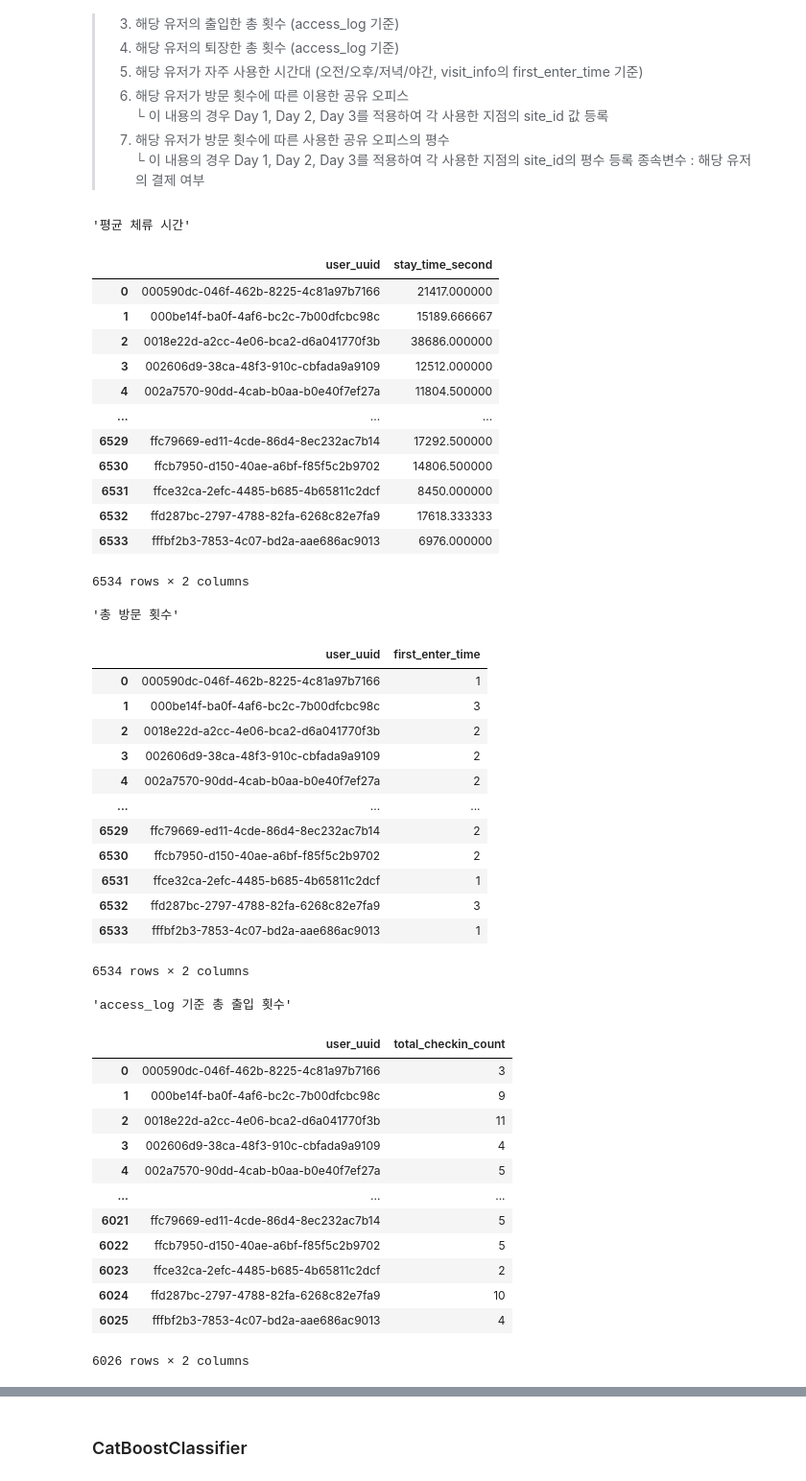
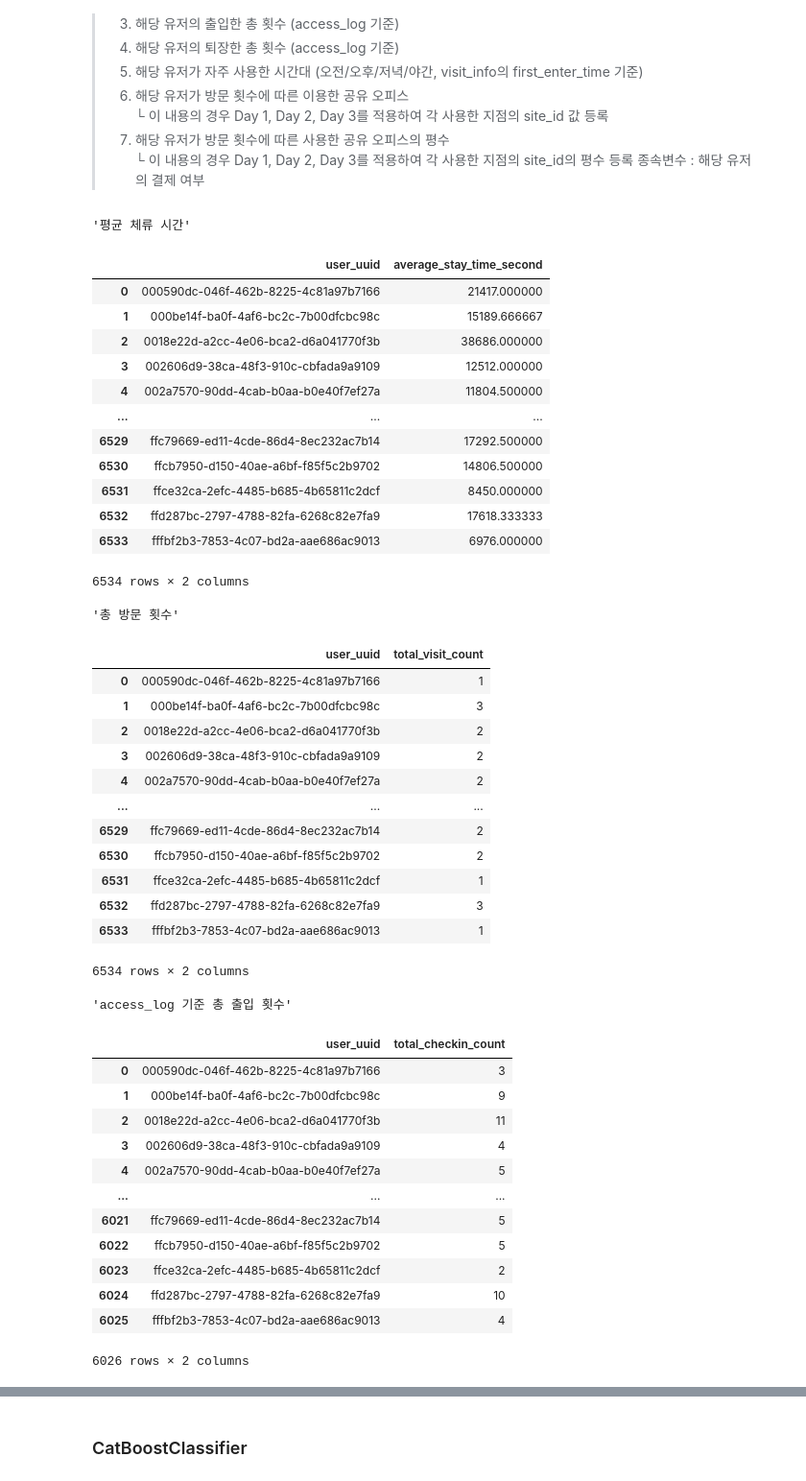
Before and after one commit to saeraniren/intermediate_project2, a Jupyter notebook: lwc_main.ipynb, the cells around one changed output, grey strips where cells are left out. Shown at 96% size. Cells and saved outputs as stored; diff of their text form; code cells hidden in the pictures.

```diff
--- a/lwc_main.ipynb
+++ b/lwc_main.ipynb
@@ -964,10 +1006,12 @@ for df in df_lst:
 # 지도학습에 선정한 독립변수 데이터 만들기
 # 해당 유저의 평균 체류 시간
 average_stay_time_second = trial_visit_info.groupby('user_uuid')['stay_time_second'].mean().reset_index()
+average_stay_time_second.rename(columns={'stay_time_second': 'average_stay_time_second'}, inplace=True)
 display('평균 체류 시간', average_stay_time_second)
 
 # 해당 유저의 총 방문 횟수
 total_visit_count = trial_visit_info.groupby('user_uuid')['first_enter_time'].size().reset_index()
+total_visit_count.rename(columns={'first_enter_time': 'total_visit_count'}, inplace=True)
 display('총 방문 횟수', total_visit_count)
 
 # 해당 유저의 출입한 총 횟수
@@ -986,34 +1030,34 @@ display('access_log 기준 총 퇴장 횟수', total_access_checkout_count)
 most_time_user_used = trial_visit_info.groupby('user_uuid').agg(
     most_time_average = ('first_enter_time', lambda x: (pd.to_datetime(x, format='mixed').dt.hour).mean())
 ).reset_index()
 display('해당 유저가 자주 사용한 시간대', most_time_user_used)
 
 # 해당 유저가 방문 횟수에 따른 이용한 공유 오피스
 used_site = trial_visit_info.groupby('user_uuid')['site_id'].agg(list).reset_index()
 used_site['day1_site'] = used_site['site_id'].apply(lambda x: x[0])
 used_site['day2_site'] = used_site['site_id'].apply(lambda x: x[1] if len(x) > 1 else 0)
 used_site['day3_site'] = used_site['site_id'].apply(lambda x: x[2] if len(x) > 2 else 0)
 if 'site_id' in used_site.columns:
     used_site.drop(labels='site_id', axis=1, inplace=True)
 display('해당 유저가 이용한 공유 오피스', used_site)
 
 # 해당 유저가 방문 횟수에 따른 이용한 공유 오피스의 평수
 used_site_area = trial_visit_info.groupby('user_uuid')['site_id'].agg(list).reset_index()
 used_site_area['day1_site_area'] = used_site['day1_site'].apply(
     lambda x: site_area[site_area['site_id'] == x]['area_pyeong'].values[0] if not site_area[site_area['site_id'] == x].empty else 0
 )
 used_site_area['day2_site_area'] = used_site['day2_site'].apply(
     lambda x: site_area[site_area['site_id'] == x]['area_pyeong'].values[0] if not site_area[site_area['site_id'] == x].empty else 0
 )
 used_site_area['day3_site_area'] = used_site['day3_site'].apply(
     lambda x: site_area[site_area['site_id'] == x]['area_pyeong'].values[0] if not site_area[site_area['site_id'] == x].empty else 0
 )
 if 'site_id' in used_site_area.columns:
     used_site_area.drop(labels='site_id', axis=1, inplace=True)
 display('해당 유저가 이용한 공유 오피스의 평수', used_site_area)
 # %% [output]
 '평균 체류 시간'
-|  | user_uuid | stay_time_second |
+|  | user_uuid | average_stay_time_second |
 | 0 | 000590dc-046f-462b-8225-4c81a97b7166 | 21417.000000 |
 | 1 | 000be14f-ba0f-4af6-bc2c-7b00dfcbc98c | 15189.666667 |
 | 2 | 0018e22d-a2cc-4e06-bca2-d6a041770f3b | 38686.000000 |
@@ -1027,7 +1071,7 @@ display('해당 유저가 이용한 공유 오피스의 평수', used_site_area)
 | 6533 | fffbf2b3-7853-4c07-bd2a-aae686ac9013 | 6976.000000 |
 6534 rows × 2 columns
 '총 방문 횟수'
-|  | user_uuid | first_enter_time |
+|  | user_uuid | total_visit_count |
 | 0 | 000590dc-046f-462b-8225-4c81a97b7166 | 1 |
 | 1 | 000be14f-ba0f-4af6-bc2c-7b00dfcbc98c | 3 |
 | 2 | 0018e22d-a2cc-4e06-bca2-d6a041770f3b | 2 |
```
Also changed, not shown: parts of 12 cells of this notebook, 1 other file.
